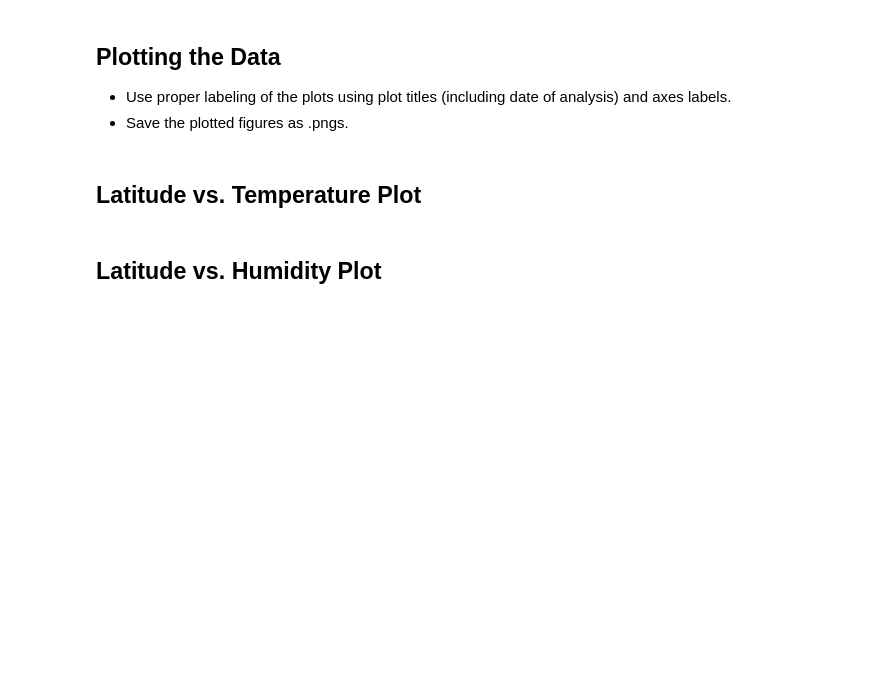
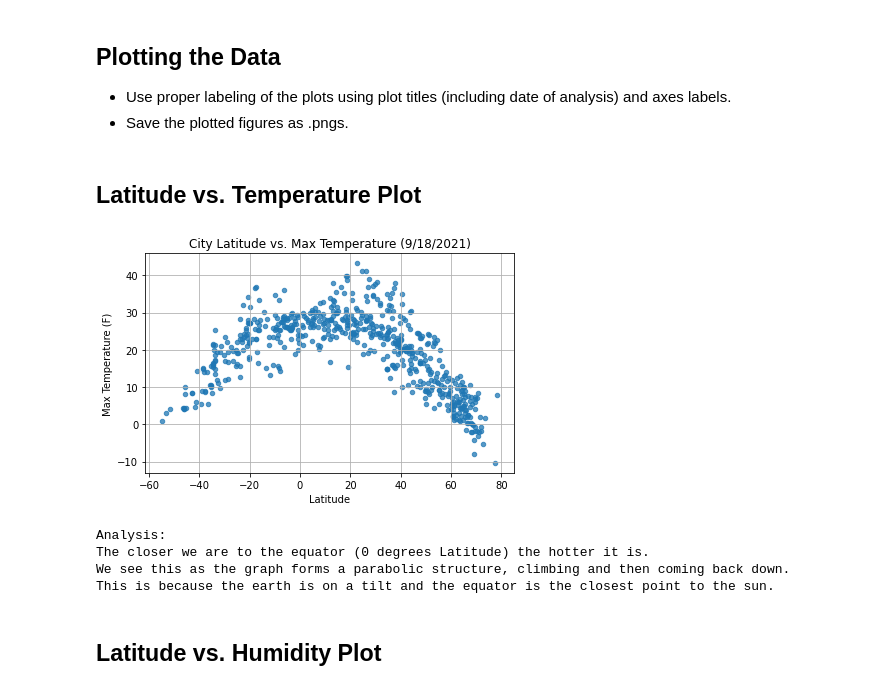
Before and after one commit to marcuspttr/python-api-challenge, a Jupyter notebook: WeatherPy.ipynb, the cells around one changed output. Saved outputs shown, nothing was run; the diff lists cells and outputs as text; code cells hidden in the pictures; blank space fills up the shorter version.

Commit message:
Went through and made the various indcated graphs. Still adding analysis.

```diff
--- a/WeatherPy.ipynb
+++ b/WeatherPy.ipynb
@@ -136,3 +122,23 @@ response['main']['temp_max']
 ### Convert Raw Data to DataFrame
 * Export the city data into a .csv.
 * Display the DataFrame
+# %%
+#Bringing the data together into a dictionary to make the data frame.
+weather_dict = {
+    "City": data_cities,
+    "Lat": data_lat,
+    'Lng': data_lng,
+    'Max Temp': data_temp,
+    'Humidity': data_humidity,
+    'Cloudiness': data_cloud,
+    'Wind Speed': data_wind,
+    'Country': data_country,
+    'Date': data_date
+}
+weather_df = pd.DataFrame(weather_dict)
+
+# Exporting the data to a CSV file.
+weather_df.to_csv(output_data_file, index = False, header = True)
+
+# Previewing the top, making sure it looks okay.
+weather_df.head()
@@ -151,5 +181,25 @@ Skip this step if there are no cities that have humidity > 100%.
 * Save the plotted figures as .pngs.
 # %% [markdown]
 ## Latitude vs. Temperature Plot
+# %%
+# These plots ask for current date of analysis so I'm declaring here to use throughout.
+today = "(9/18/2021)"
+
+weather_df.plot.scatter(x = 'Lat', y = 'Max Temp', grid = True, alpha = 0.75,
+                        xlabel = "Latitude", ylabel = "Max Temperature (F)",
+                        title = f'City Latitude vs. Max Temperature {today}')
+plt.tight_layout()
+plt.show()
+
+print('''Analysis:
+The closer we are to the equator (0 degrees Latitude) the hotter it is.
+We see this as the graph forms a parabolic structure, climbing and then coming back down.
+This is because the earth is on a tilt and the equator is the closest point to the sun.''')
+# %% [output]
+[figure, added]
+Analysis:
+The closer we are to the equator (0 degrees Latitude) the hotter it is.
+We see this as the graph forms a parabolic structure, climbing and then coming back down.
+This is because the earth is on a tilt and the equator is the closest point to the sun.
 # %% [markdown]
 ## Latitude vs. Humidity Plot
```
Also changed, not shown: parts of 20 cells of this notebook.
